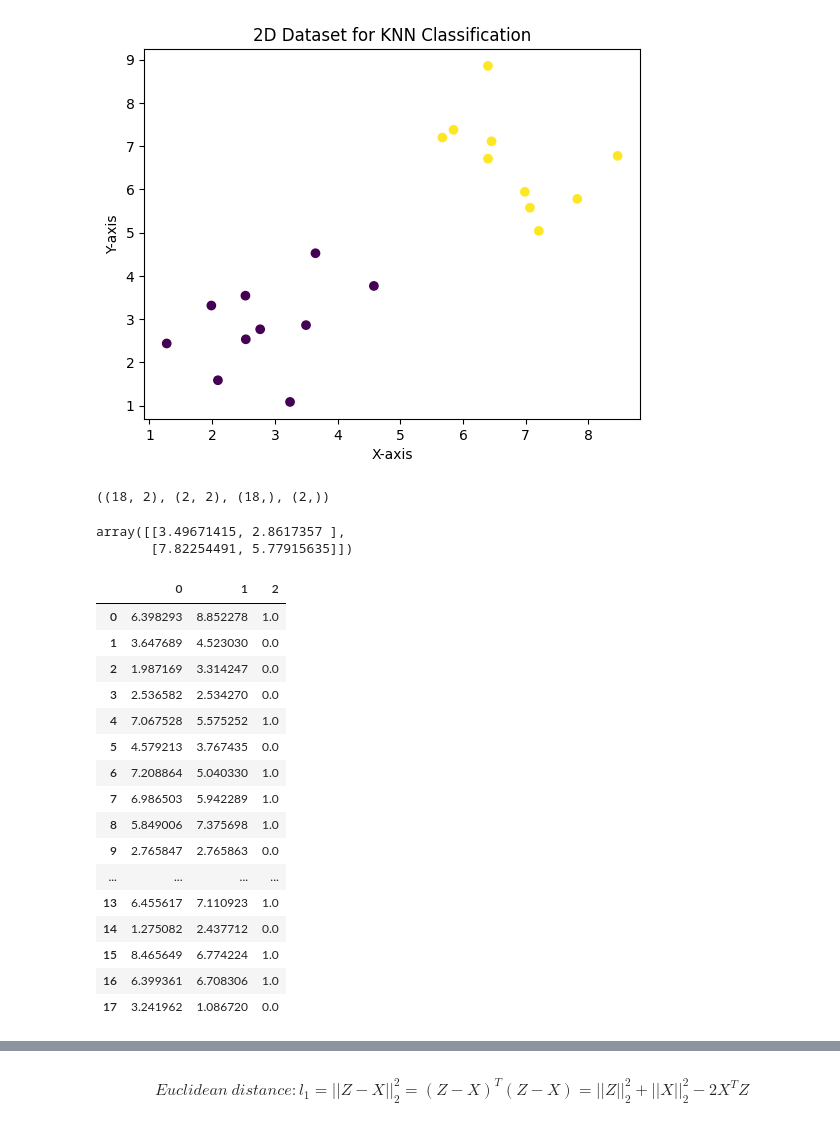
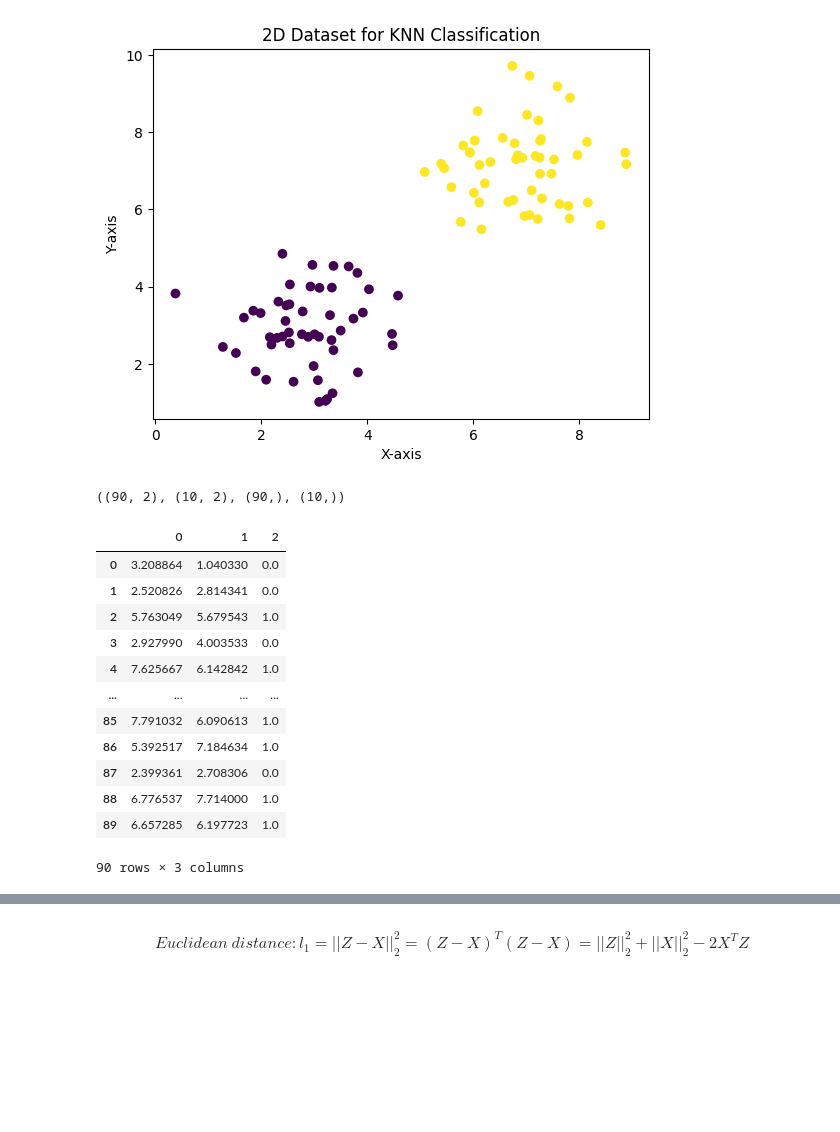
Before and after one commit to ChauBacHozz/ML_algorithms_from_scratch, a Jupyter notebook: KNN/Knn.ipynb, the cells around one changed output, grey strips where cells are left out. Saved outputs shown, nothing was run; the diff lists cells and outputs as text; code cells hidden in the pictures; blank space fills up the shorter version.

```diff
--- a/KNN/Knn.ipynb
+++ b/KNN/Knn.ipynb
@@ -9,30 +9,30 @@ from time import time
 # %%
 import numpy as np
 import matplotlib.pyplot as plt
 
 # Set a random seed for reproducibility
 np.random.seed(42)
 
 # Class 1
-class1_points = np.random.normal(loc=[3, 3], scale=[1, 1], size=(10, 2))
+class1_points = np.random.normal(loc=[3, 3], scale=[1, 1], size=(50, 2))
 
 # Class 2
-class2_points = np.random.normal(loc=[7, 7], scale=[1, 1], size=(10, 2))
+class2_points = np.random.normal(loc=[7, 7], scale=[1, 1], size=(50, 2))
 
 # Combine the points from both classes
 all_points = np.concatenate([class1_points, class2_points])
 
 # Create labels for the classes (0 for class 1, 1 for class 2)
-labels = np.array([0] * 10 + [1] * 10)
+labels = np.array([0] * 50 + [1] * 50)
 
 # Scatter plot to visualize the dataset
 plt.scatter(all_points[:, 0], all_points[:, 1], c=labels, cmap='viridis')
 plt.title('2D Dataset for KNN Classification')
 plt.xlabel('X-axis')
 plt.ylabel('Y-axis')
 plt.show()
 # %% [output]
-[figure, old version]
+[figure, new version]
 # %%
 data = np.concatenate((all_points,np.atleast_2d(labels).reshape(-1,1)), axis=1)
 data = pd.DataFrame(data, columns=["X1", "X2", "label"])
@@ -40,32 +40,23 @@ data = pd.DataFrame(data, columns=["X1", "X2", "label"])
 X_train, X_test, y_train, y_test = train_test_split(all_points, labels, test_size=0.1, random_state=42)
 X_train.shape, X_test.shape, y_train.shape, y_test.shape
 # %% [output]
-((18, 2), (2, 2), (18,), (2,))
+((90, 2), (10, 2), (90,), (10,))
-# %%
-X_test
-# %% [output]
-array([[3.49671415, 2.8617357 ],
-       [7.82254491, 5.77915635]])
 # %%
 pd.DataFrame(np.concatenate((X_train, np.atleast_2d(y_train).reshape(-1,1)), axis=1))
 # %% [output]
 |  | 0 | 1 | 2 |
-| 0 | 6.398293 | 8.852278 | 1.0 |
-| 1 | 3.647689 | 4.523030 | 0.0 |
-| 2 | 1.987169 | 3.314247 | 0.0 |
-| 3 | 2.536582 | 2.534270 | 0.0 |
-| 4 | 7.067528 | 5.575252 | 1.0 |
-| 5 | 4.579213 | 3.767435 | 0.0 |
-| 6 | 7.208864 | 5.040330 | 1.0 |
-| 7 | 6.986503 | 5.942289 | 1.0 |
-| 8 | 5.849006 | 7.375698 | 1.0 |
-| 9 | 2.765847 | 2.765863 | 0.0 |
+| 0 | 3.208864 | 1.040330 | 0.0 |
+| 1 | 2.520826 | 2.814341 | 0.0 |
+| 2 | 5.763049 | 5.679543 | 1.0 |
+| 3 | 2.927990 | 4.003533 | 0.0 |
+| 4 | 7.625667 | 6.142842 | 1.0 |
 | ... | ... | ... | ... |
-| 13 | 6.455617 | 7.110923 | 1.0 |
-| 14 | 1.275082 | 2.437712 | 0.0 |
-| 15 | 8.465649 | 6.774224 | 1.0 |
-| 16 | 6.399361 | 6.708306 | 1.0 |
-| 17 | 3.241962 | 1.086720 | 0.0 |
+| 85 | 7.791032 | 6.090613 | 1.0 |
+| 86 | 5.392517 | 7.184634 | 1.0 |
+| 87 | 2.399361 | 2.708306 | 0.0 |
+| 88 | 6.776537 | 7.714000 | 1.0 |
+| 89 | 6.657285 | 6.197723 | 1.0 |
+90 rows × 3 columns
 # %%
 plt.scatter(X_train[:, 0], X_train[:, 1], cmap='viridis', c = 'r', label='train')
 plt.scatter(X_test[:, 0], X_test[:, 1], cmap='viridis', c = 'b', label='test')
```
Also changed, not shown: parts of 12 cells of this notebook.
